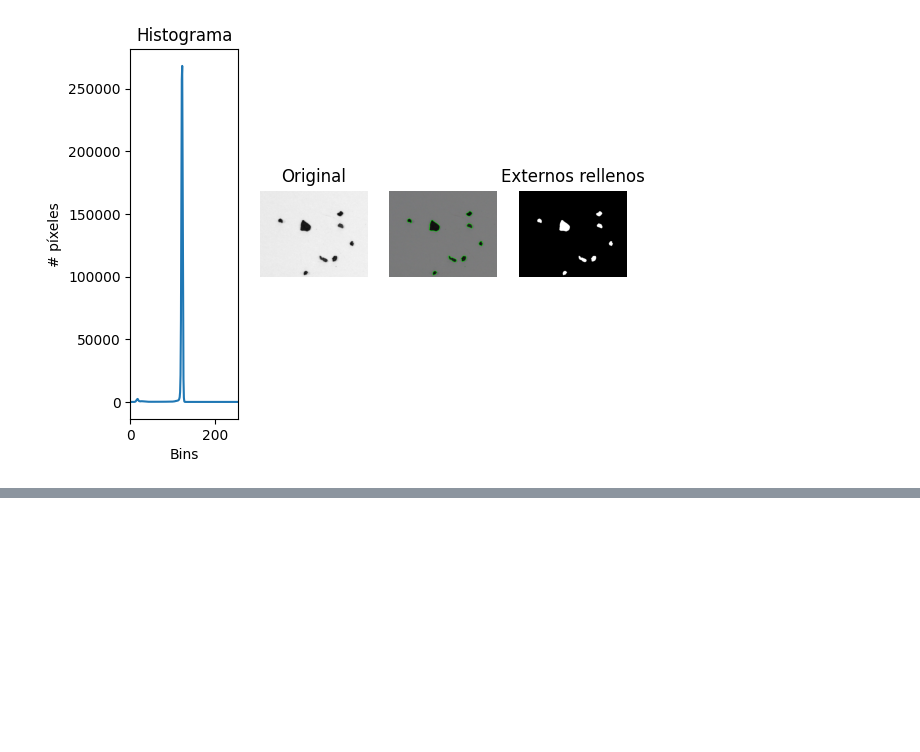
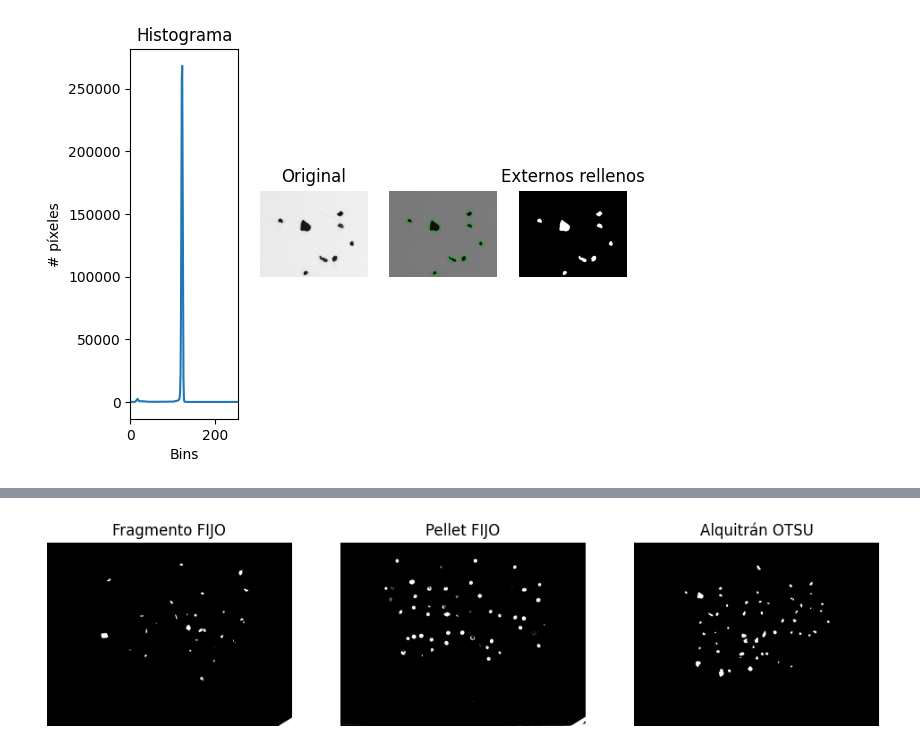
Before and after one commit to Ulpgc-Vision-por-computador/P3-Deteccion-de-formas, a Jupyter notebook: entrega.ipynb, the cells around one changed output, grey strips where cells are left out. Saved outputs shown, nothing was run; the diff lists cells and outputs as text; code cells hidden in the pictures; blank space fills up the shorter version.

```diff
--- a/entrega.ipynb
+++ b/entrega.ipynb
@@ -454,0 +665,26 @@ Clipping input data to the valid range for imshow with RGB data ([0..1] for floa
+# %%
+_,frag_umbral = cv2.threshold(frag_gris,90,255,cv2.THRESH_BINARY_INV)
+_,pel_umbral = cv2.threshold(pel_gris,80,255,cv2.THRESH_BINARY_INV)
+
+_,tar_umbral = cv2.threshold(tar_gris,0,255,cv2.THRESH_BINARY_INV+cv2.THRESH_OTSU)
+
+plt.figure(figsize=(12, 6))
+
+plt.subplot(1, 3, 1)
+plt.title('Fragmento FIJO')
+plt.axis("off")
+plt.imshow(frag_umbral,cmap='gray')
+
+plt.subplot(1, 3, 2)
+plt.title('Pellet FIJO')
+plt.axis("off")
+plt.imshow(pel_umbral,cmap='gray')
+
+plt.subplot(1, 3, 3)
+plt.title('Alquitrán OTSU')
+plt.axis("off")
+plt.imshow(tar_umbral,cmap='gray')
+
+plt.show()
+# %% [output]
+[figure, added]
```
Also changed, not shown: parts of 6 cells of this notebook.
